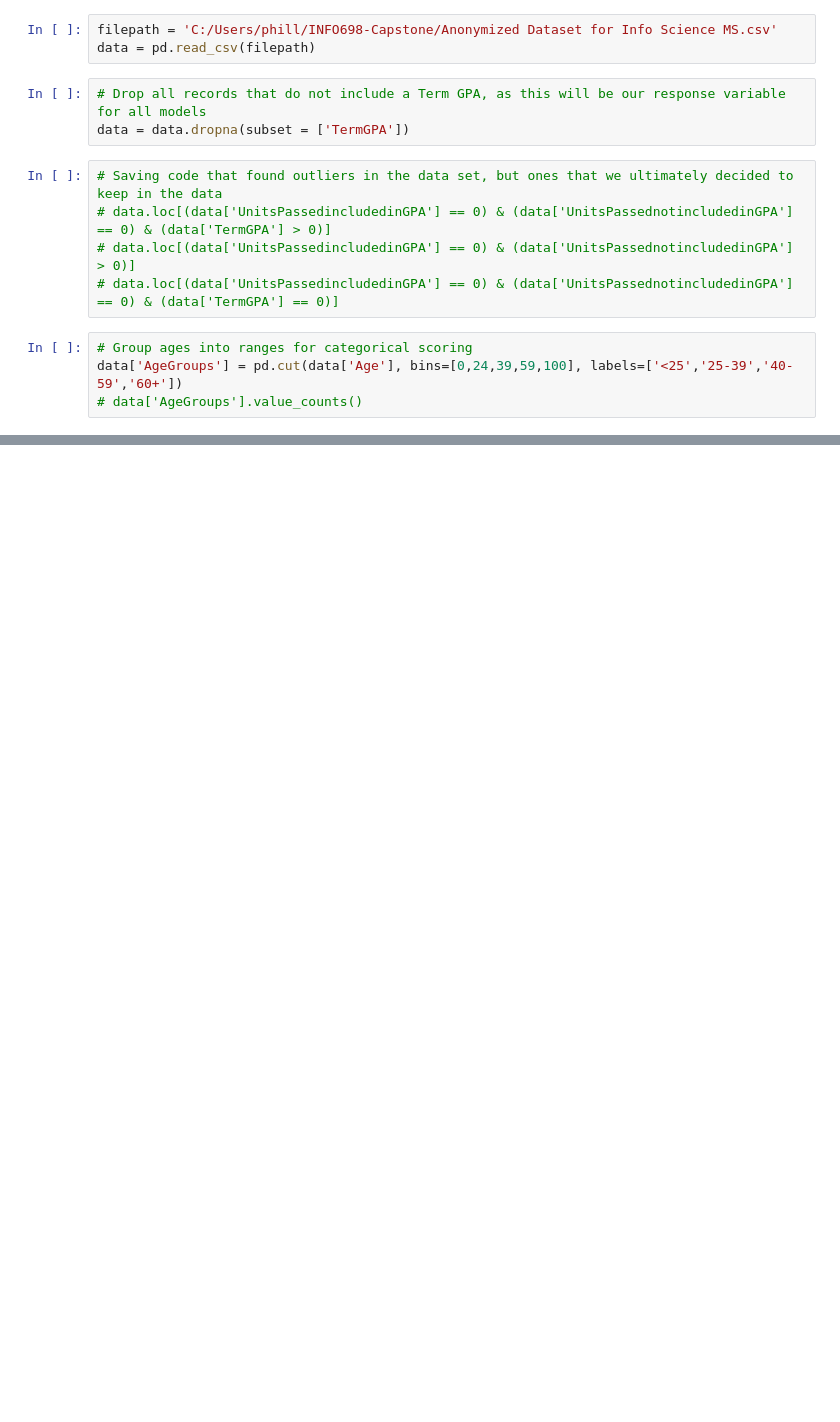
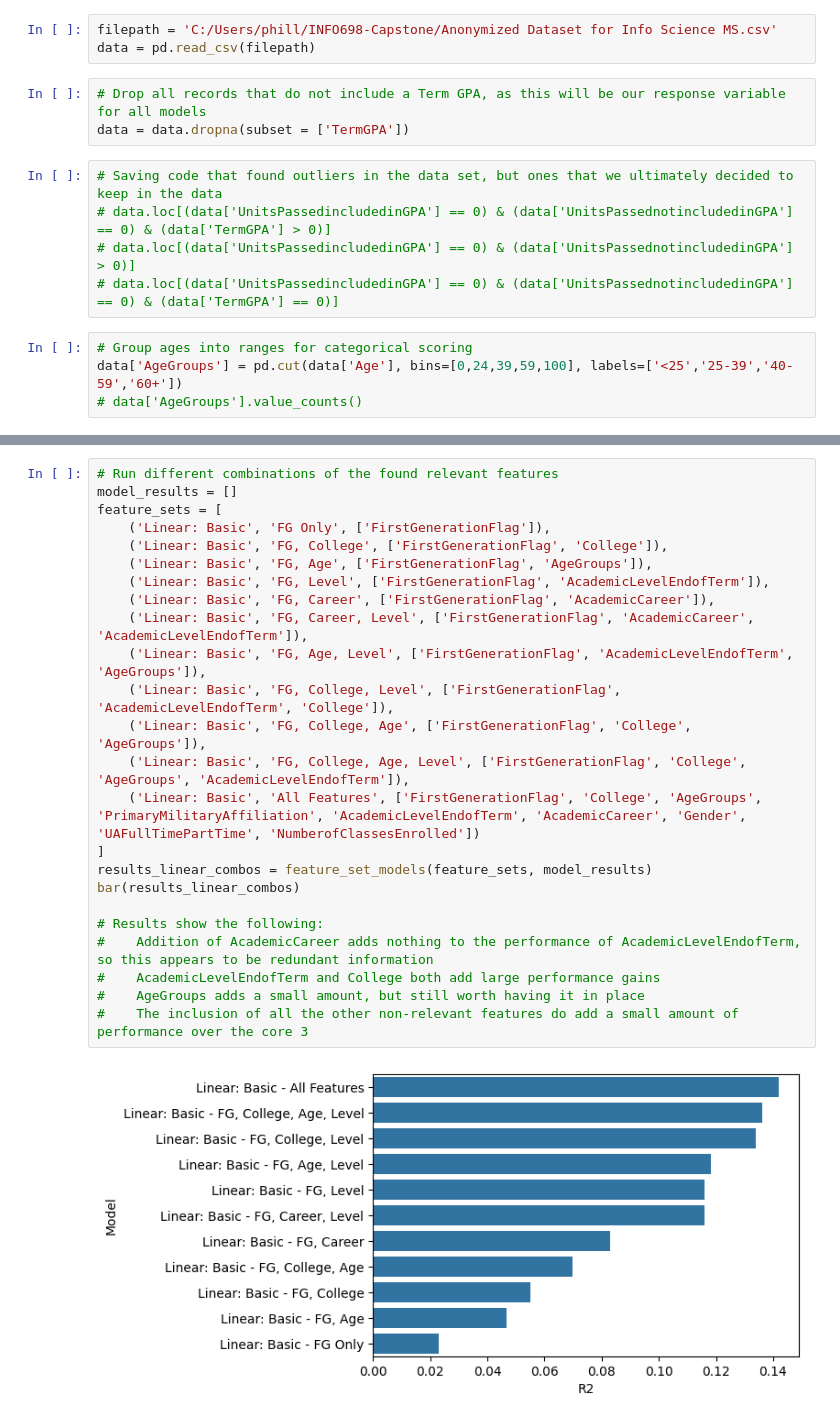
Before and after one commit to gburden6/INFO698-Fall2025-GB-PM, a Jupyter notebook: INFO698_McManus.ipynb, the cells around one changed output, grey strips where cells are left out. Cells and saved outputs as stored; diff of their text form; blank space fills up the shorter version.

```diff
--- a/INFO698_McManus.ipynb
+++ b/INFO698_McManus.ipynb
@@ -51,0 +73,26 @@ data
+# %%
+# Run different combinations of the found relevant features
+model_results = []
+feature_sets = [
+    ('Linear: Basic', 'FG Only', ['FirstGenerationFlag']),
+    ('Linear: Basic', 'FG, College', ['FirstGenerationFlag', 'College']),
+    ('Linear: Basic', 'FG, Age', ['FirstGenerationFlag', 'AgeGroups']),
+    ('Linear: Basic', 'FG, Level', ['FirstGenerationFlag', 'AcademicLevelEndofTerm']),
+    ('Linear: Basic', 'FG, Career', ['FirstGenerationFlag', 'AcademicCareer']),
+    ('Linear: Basic', 'FG, Career, Level', ['FirstGenerationFlag', 'AcademicCareer', 'AcademicLevelEndofTerm']),
+    ('Linear: Basic', 'FG, Age, Level', ['FirstGenerationFlag', 'AcademicLevelEndofTerm', 'AgeGroups']),
+    ('Linear: Basic', 'FG, College, Level', ['FirstGenerationFlag', 'AcademicLevelEndofTerm', 'College']),
+    ('Linear: Basic', 'FG, College, Age', ['FirstGenerationFlag', 'College', 'AgeGroups']),
+    ('Linear: Basic', 'FG, College, Age, Level', ['FirstGenerationFlag', 'College', 'AgeGroups', 'AcademicLevelEndofTerm']),
+    ('Linear: Basic', 'All Features', ['FirstGenerationFlag', 'College', 'AgeGroups', 'PrimaryMilitaryAffiliation', 'AcademicLevelEndofTerm', 'AcademicCareer', 'Gender', 'UAFullTimePartTime', 'NumberofClassesEnrolled'])
+]
+results_linear_combos = feature_set_models(feature_sets, model_results)
+bar(results_linear_combos)
+
+# Results show the following:
+#    Addition of AcademicCareer adds nothing to the performance of AcademicLevelEndofTerm, so this appears to be redundant information
+#    AcademicLevelEndofTerm and College both add large performance gains
+#    AgeGroups adds a small amount, but still worth having it in place
+#    The inclusion of all the other non-relevant features do add a small amount of performance over the core 3
+# %% [output]
+[figure, added]
```
Also changed, not shown: parts of 15 cells of this notebook.
